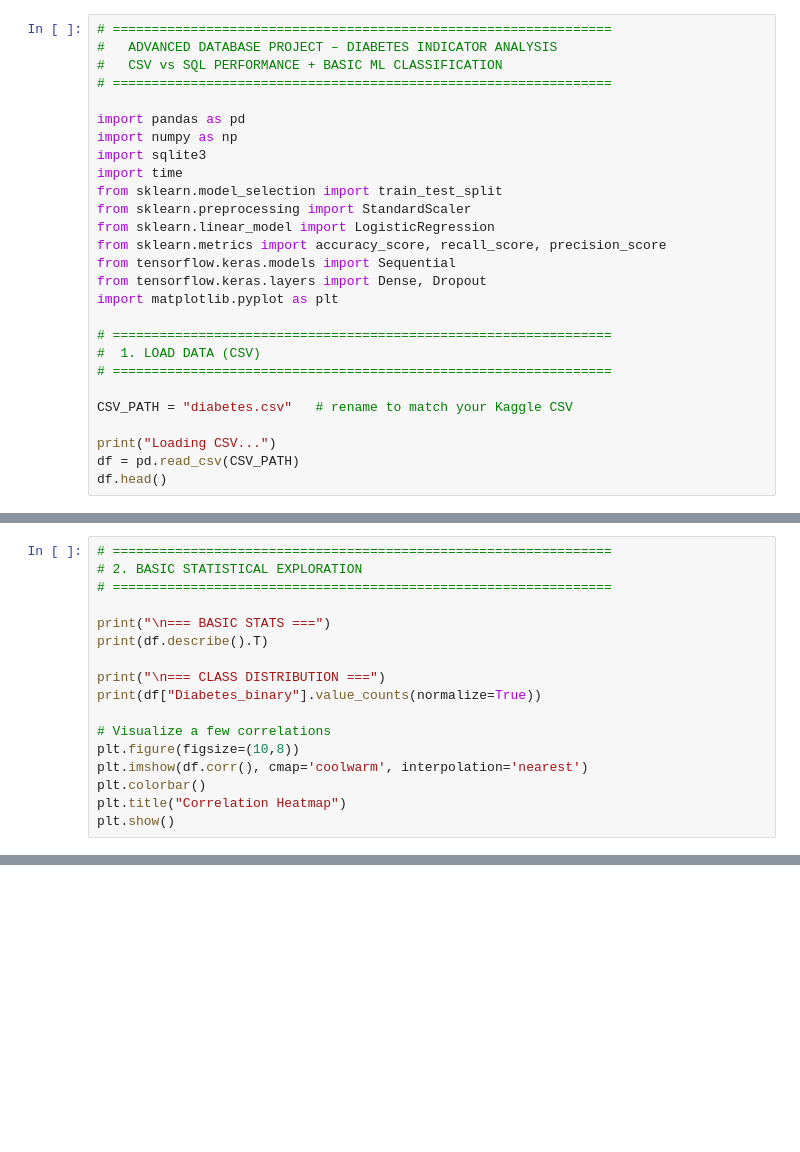
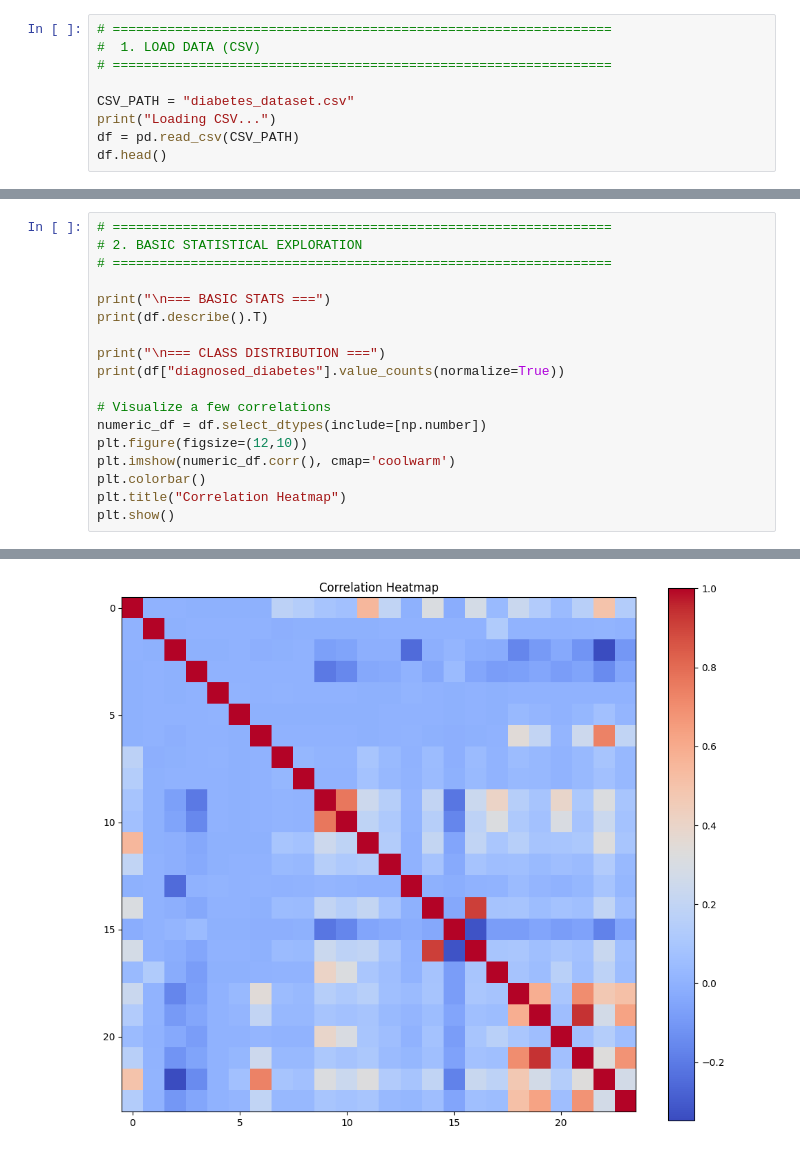
Before and after one commit to Jared-Young-26/Advanced-Database-Final-Project-2025, a Jupyter notebook: baseline.ipynb, the cells around one changed output, grey strips where cells are left out. Cells and saved outputs as stored; diff of their text form; blank space fills up the shorter version.

```diff
--- a/baseline.ipynb
+++ b/baseline.ipynb
@@ -1,27 +31,9 @@
 # %%
-# ================================================================
-#   ADVANCED DATABASE PROJECT – DIABETES INDICATOR ANALYSIS
-#   CSV vs SQL PERFORMANCE + BASIC ML CLASSIFICATION
-# ================================================================
-
-import pandas as pd
-import numpy as np
-import sqlite3
-import time
-from sklearn.model_selection import train_test_split
-from sklearn.preprocessing import StandardScaler
-from sklearn.linear_model import LogisticRegression
-from sklearn.metrics import accuracy_score, recall_score, precision_score
-from tensorflow.keras.models import Sequential
-from tensorflow.keras.layers import Dense, Dropout
-import matplotlib.pyplot as plt
-
 # ================================================================
 #  1. LOAD DATA (CSV)
 # ================================================================
 
-CSV_PATH = "diabetes.csv"   # rename to match your Kaggle CSV
-
+CSV_PATH = "diabetes_dataset.csv"
 print("Loading CSV...")
 df = pd.read_csv(CSV_PATH)
 df.head()
@@ -34,11 +55,13 @@ print("\n=== BASIC STATS ===")
 print(df.describe().T)
 
 print("\n=== CLASS DISTRIBUTION ===")
-print(df["Diabetes_binary"].value_counts(normalize=True))
+print(df["diagnosed_diabetes"].value_counts(normalize=True))
 
 # Visualize a few correlations
-plt.figure(figsize=(10,8))
-plt.imshow(df.corr(), cmap='coolwarm', interpolation='nearest')
+numeric_df = df.select_dtypes(include=[np.number])
+plt.figure(figsize=(12,10))
+plt.imshow(numeric_df.corr(), cmap='coolwarm')
 plt.colorbar()
 plt.title("Correlation Heatmap")
 plt.show()
+# %% [output]
@@ -45,3 +85,4 @@ plt.show()
+[figure, added]
 # %%
 # ================================================================
 # 3. CSV QUERY TIMING
```
Also changed, not shown: parts of 12 cells of this notebook, 2 other files.
